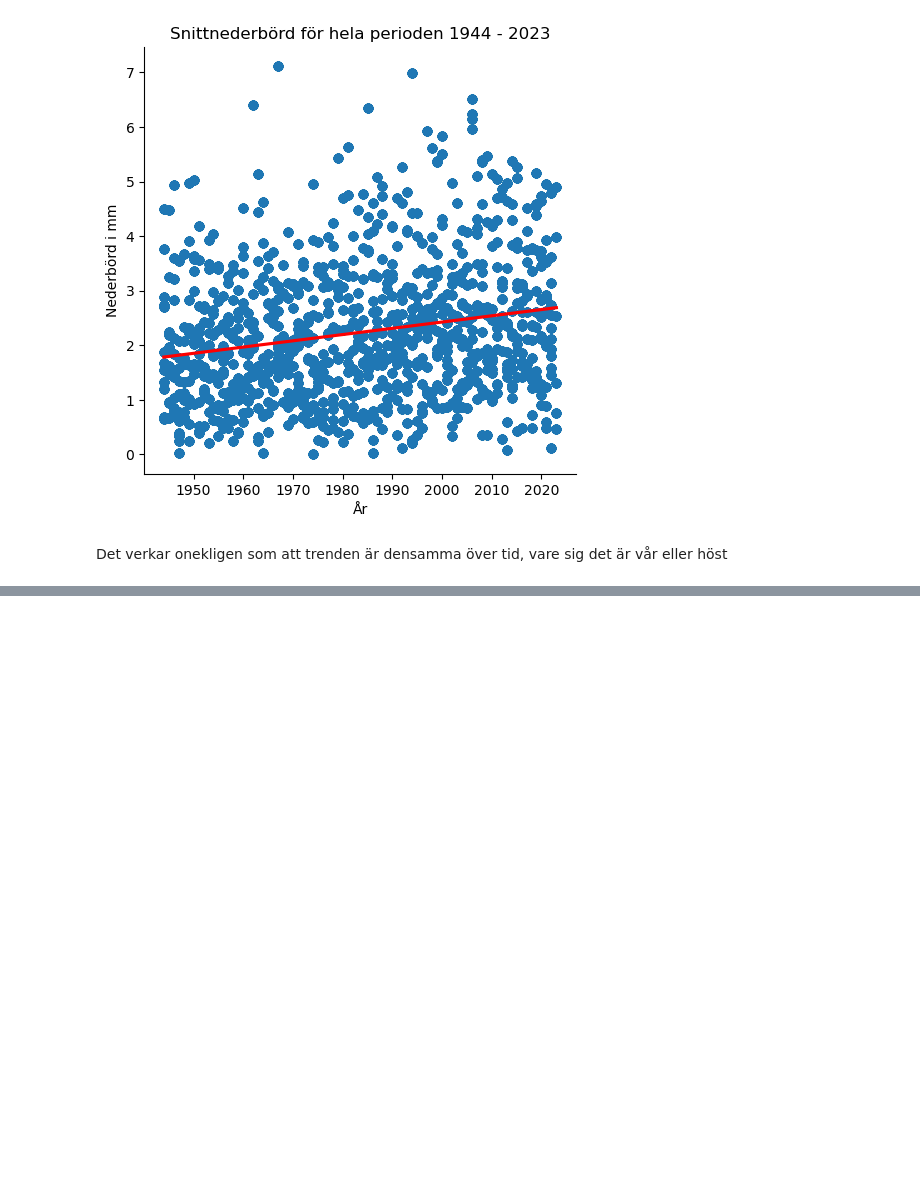
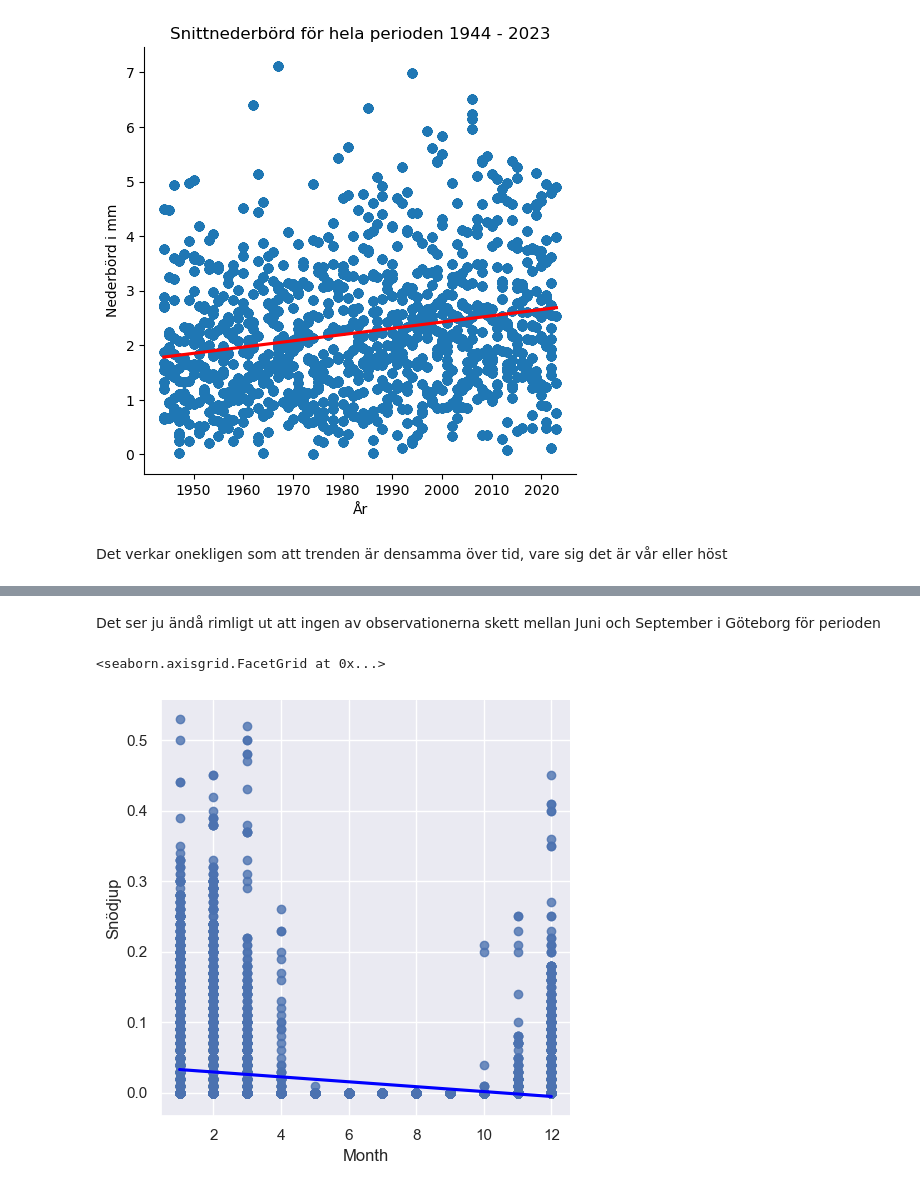
Before and after one commit to msteele919/projectwork, a Jupyter notebook: Kristoffer/plotting.ipynb, the cells around one changed output, grey strips where cells are left out. Saved outputs shown, nothing was run; the diff lists cells and outputs as text; code cells hidden in the pictures; blank space fills up the shorter version.

```diff
--- a/Kristoffer/plotting.ipynb
+++ b/Kristoffer/plotting.ipynb
@@ -166,0 +247,7 @@ Det verkar onekligen som att trenden är densamma över tid, vare sig det är v
+# %% [markdown]
+Det ser ju ändå rimligt ut att ingen av observationerna skett mellan Juni och September i Göteborg för perioden
+# %%
+sns.lmplot(data = snodjup, x = 'Month', y = 'Snödjup', line_kws={'color' : 'blue'})
+# %% [output]
+<seaborn.axisgrid.FacetGrid at 0x...>
+[figure, added]
```
Also changed, not shown: parts of 19 cells of this notebook, 2 other files.
